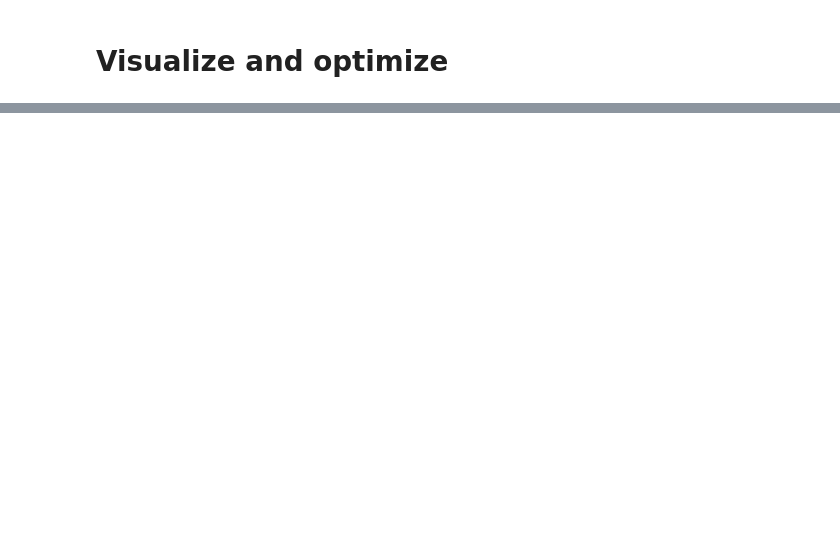
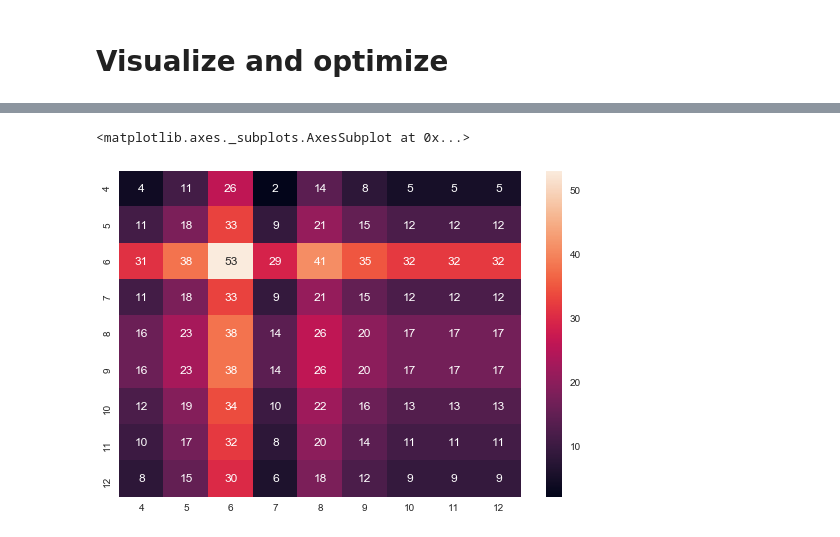
Before and after one commit to datarichard/optimize-split, a Jupyter notebook: Visualize.ipynb, the cells around one changed output, grey strips where cells are left out. Drawn from its saved outputs; the diff is of its cells as text; code cells hidden in the pictures; blank space fills up the shorter version.

```diff
--- a/Visualize.ipynb
+++ b/Visualize.ipynb
@@ -25,0 +47,10 @@ ss.jointplot(x="actigraphyHrs", y="PSQI", data=df)
+# %%
+x = pd.Series(range(4,13))
+y = pd.Series(range(4,13))
+
+results = pd.DataFrame(0, index = x, columns = y)
+for i in x:
+    for j in y:
+        results.iloc[i-4,j-4] = split_error(df,i,j)
+
+results
@@ -25,0 +68,6 @@ ss.jointplot(x="actigraphyHrs", y="PSQI", data=df)
+# %%
+f, ax = plt.subplots(figsize=(9,6))
+ss.heatmap(results, annot=True, fmt="d")
+# %% [output]
+<matplotlib.axes._subplots.AxesSubplot at 0x...>
+[figure, added]
```
Also changed, not shown: parts of 4 cells of this notebook, 1 other file.
